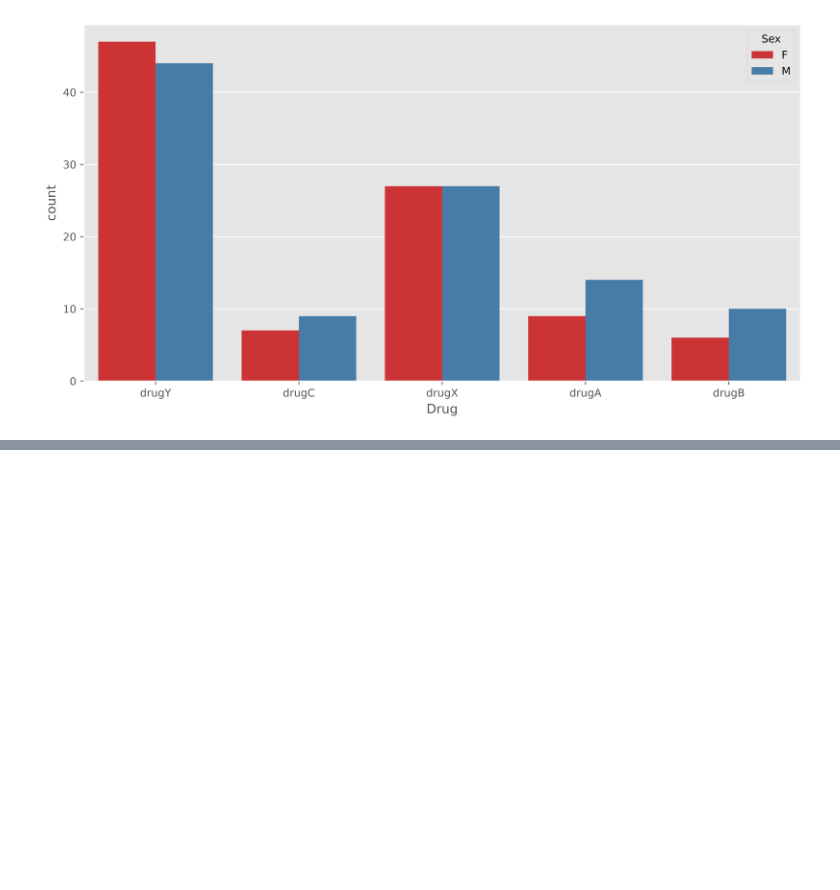
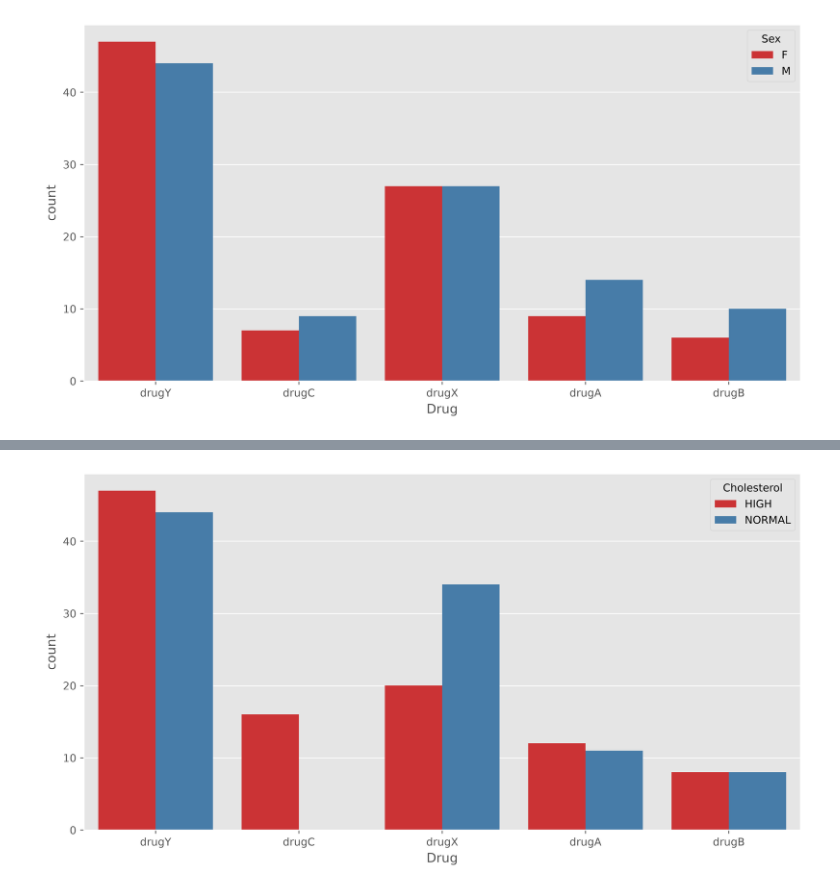
Before and after one commit to muzamilCodes/AI-AND-ML, a Jupyter notebook: Machine Learning/classfication.ipynb, the cells around one changed output, grey strips where cells are left out. Cells and saved outputs as stored; diff of their text form; code cells hidden in the pictures; blank space fills up the shorter version.

```diff
--- a/Machine Learning/classfication.ipynb
+++ b/Machine Learning/classfication.ipynb
@@ -99,0 +99,9 @@ ValueError: Could not interpret value `Bp` for `hue`. An entry with this name do
+# %%
+
+plt.figure(figsize=(12, 6), dpi=500)
+
+sns.countplot(x='Drug', hue='Cholesterol', data=data, palette='Set1')
+
+plt.show()
+# %% [output]
+[figure, added]
```
Also changed, not shown: parts of 4 cells of this notebook.
